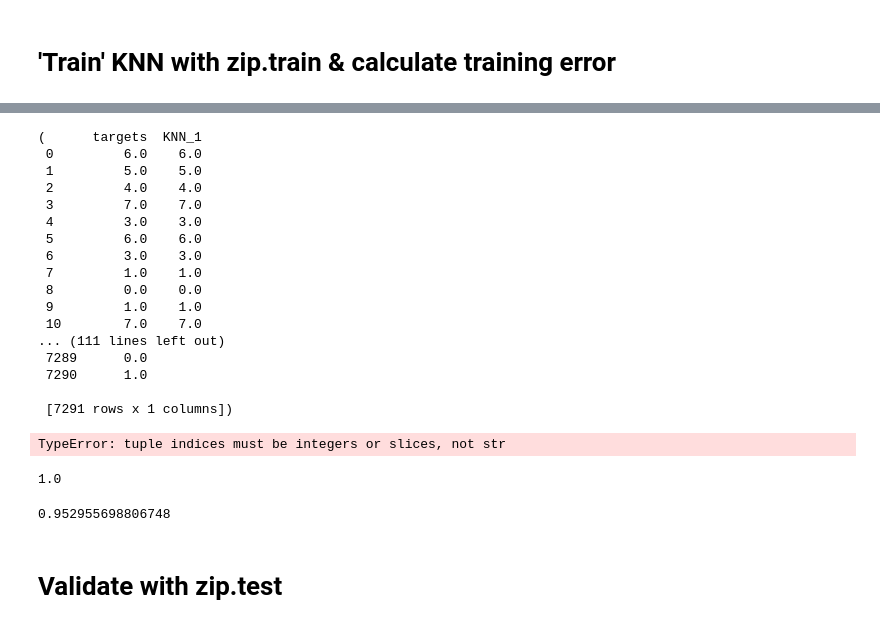
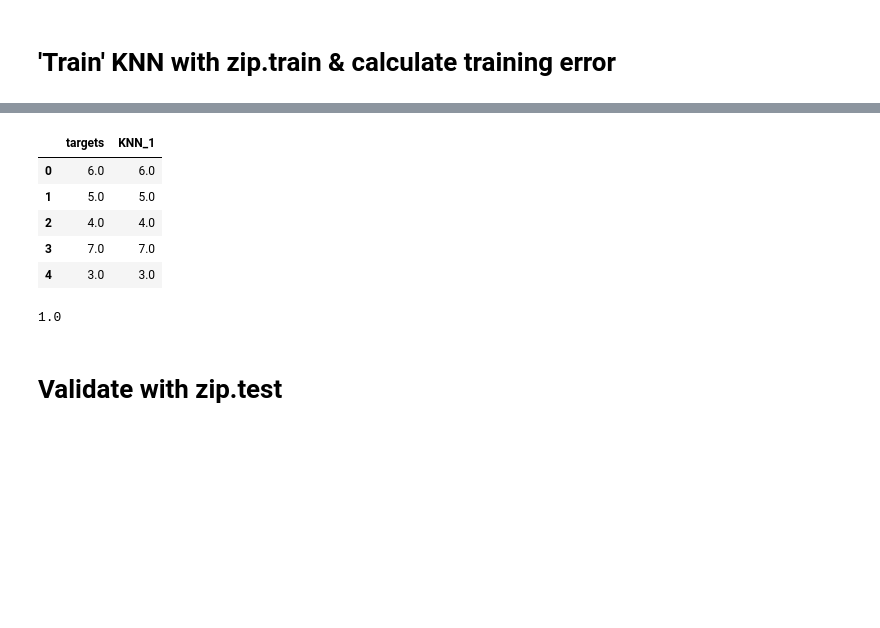
Before and after one commit to r9d9/Predictive, a Jupyter notebook: zip/Digits_KNN.ipynb, the cells around one changed output, grey strips where cells are left out. Saved outputs shown, nothing was run; the diff lists cells and outputs as text; code cells hidden in the pictures; blank space fills up the shorter version.

```diff
--- a/zip/Digits_KNN.ipynb
+++ b/zip/Digits_KNN.ipynb
@@ -41,8 +41,11 @@ class Experiment:
         return self.names
 
 
-    def get_results(self):
-        return self.results_train, self.results_predict
+    def get_results(self, train = False):
+        if train:
+            return self.results_train
+        else:
+            return self.results_predict
 
     def get_config_map(self):
         for conf in self.configs:
@@ -227,36 +230,21 @@ done in  15.088863134384155 s.
 # %%
-results_train = exp_train.get_results()
+results_train = exp_train.get_results(train = True)
 results_train.head()
 # %% [output]
-(      targets  KNN_1
- 0         6.0    6.0
- 1         5.0    5.0
- 2         4.0    4.0
- 3         7.0    7.0
- 4         3.0    3.0
- 5         6.0    6.0
- 6         3.0    3.0
- 7         1.0    1.0
- 8         0.0    0.0
- 9         1.0    1.0
- 10        7.0    7.0
-... (111 lines left out)
- 7289      0.0
- 7290      1.0
-
- [7291 rows x 1 columns])
+|  | targets | KNN_1 |
+| 0 | 6.0 | 6.0 |
+| 1 | 5.0 | 5.0 |
+| 2 | 4.0 | 4.0 |
+| 3 | 7.0 | 7.0 |
+| 4 | 3.0 | 3.0 |
 # %%
-1.0*(results_train['targets'] == results_train['KNN_3']).sum()/results_train['targets'].count()
+#1.0*(results_train['targets'] == results_train['KNN_3']).sum()/results_train['targets'].count()
-# %% [output]
-TypeError: tuple indices must be integers or slices, not str
 # %%
 1.0*(results_train['targets'] == results_train['KNN_1']).sum()/results_train['targets'].count()
 # %% [output]
 1.0
 # %%
-1.0*(results_train['targets'] == results_train['KNN_20']).sum()/results_train['targets'].count()
+#1.0*(results_train['targets'] == results_train['KNN_20']).sum()/results_train['targets'].count()
-# %% [output]
-0.952955698806748
 # %% [markdown]
 # Validate with zip.test
 # %%
```
Also changed, not shown: parts of 22 cells of this notebook, 1 other file.
